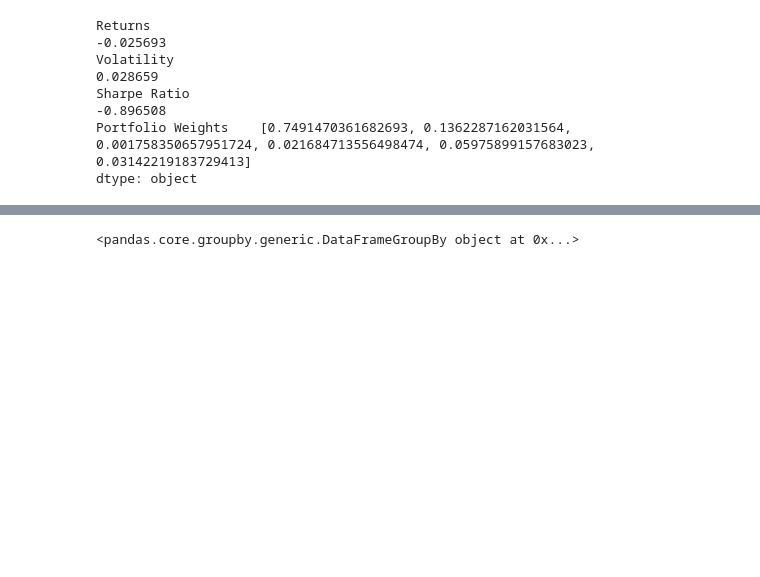
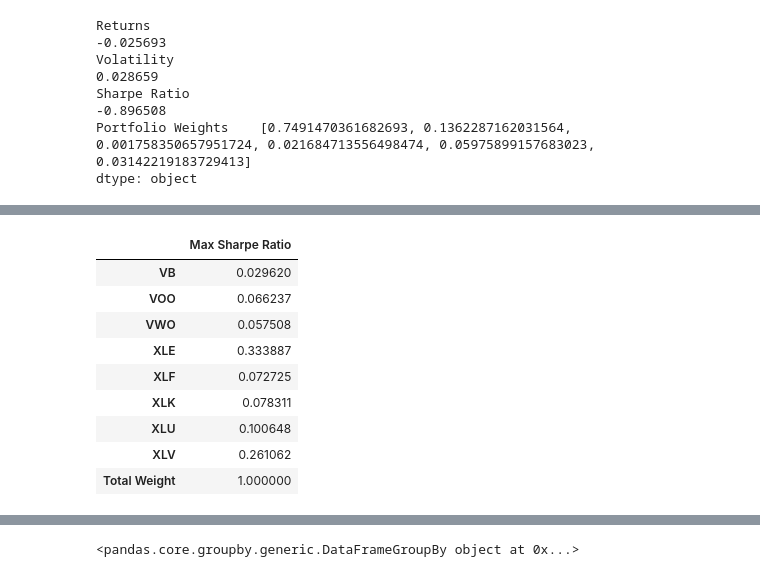
Before and after one commit to Xipilscode/CAPTS-Comprehensive_Allocation_and_Portfolio_Trading_Solution, a Jupyter notebook: capts.ipynb, the cells around one changed output, grey strips where cells are left out. Drawn from its saved outputs; the diff is of its cells as text; code cells hidden in the pictures; blank space fills up the shorter version.

```diff
--- a/capts.ipynb
+++ b/capts.ipynb
@@ -1476,0 +1537,7 @@ dtype: object
+# %%
+
+# Create DataFrame with portfolio weights for each asset class
+crypto_max_sharpe_ratio_weights, crypto_min_volatility_weights = create_portfolio_weights_df(crypto_selected_tickers, crypto_max_sharpe_ratio['Portfolio Weights'], crypto_min_volatility['Portfolio Weights'])
+stocks_max_sharpe_ratio_weights, stocks_min_volatility_weights = create_portfolio_weights_df(stocks_selected_tickers, stocks_max_sharpe_ratio['Portfolio Weights'], stocks_min_volatility['Portfolio Weights'])
+commodities_max_sharpe_ratio_weights, commodities_min_volatility_weights = create_portfolio_weights_df(commodities_selected_tickers, commodities_max_sharpe_ratio['Portfolio Weights'], commodities_min_volatility['Portfolio Weights'])
+bonds_max_sharpe_ratio_weights, bonds_min_volatility_weights = create_portfolio_weights_df(bonds_selected_tickers, bonds_max_sharpe_ratio['Portfolio Weights'], bonds_min_volatility['Portfolio Weights'])
@@ -1476,0 +1568,13 @@ dtype: object
+# %%
+stocks_max_sharpe_ratio_weights.T
+# %% [output]
+|  | Max Sharpe Ratio |
+| VB | 0.029620 |
+| VOO | 0.066237 |
+| VWO | 0.057508 |
+| XLE | 0.333887 |
+| XLF | 0.072725 |
+| XLK | 0.078311 |
+| XLU | 0.100648 |
+| XLV | 0.261062 |
+| Total Weight | 1.000000 |
```
Also changed, not shown: parts of 20 cells of this notebook.
